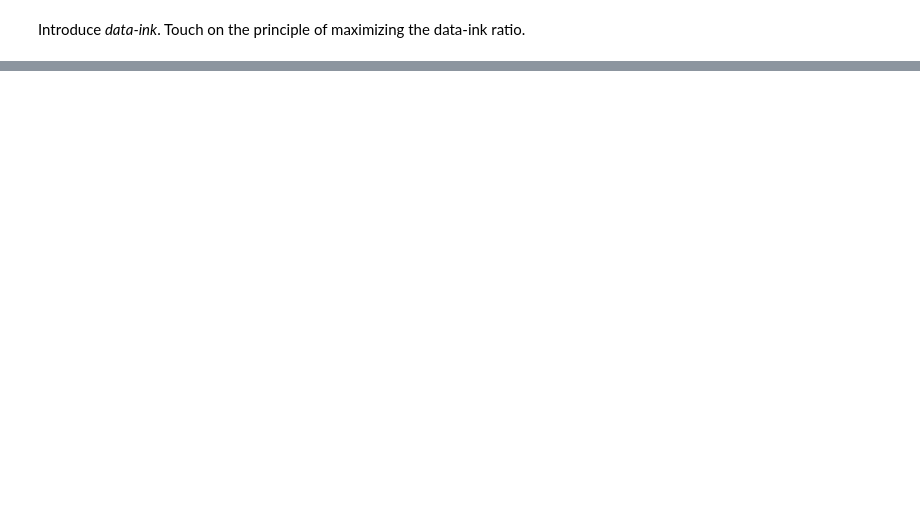
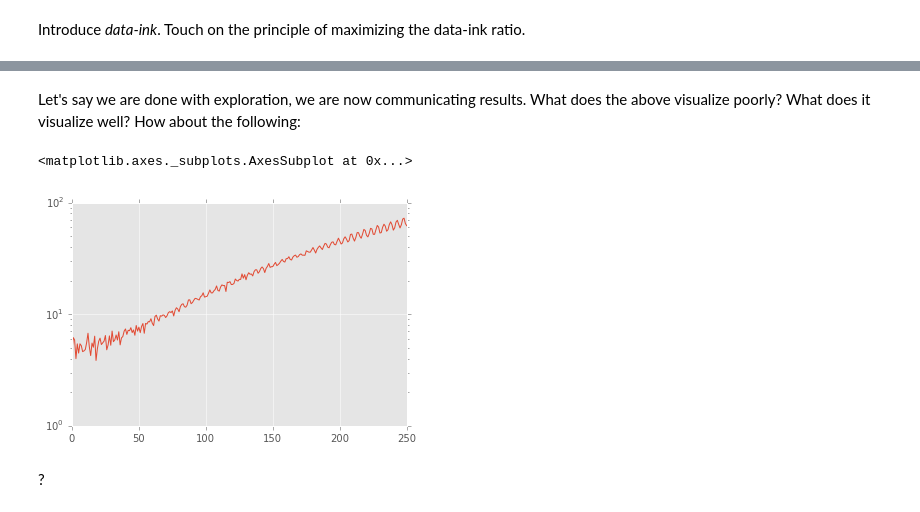
Before and after one commit to mkcor/datavis-tut, a Jupyter notebook: 1D.ipynb, the cells around one changed output, grey strips where cells are left out. Cells and saved outputs as stored; diff of their text form; code cells hidden in the pictures; blank space fills up the shorter version.

```diff
--- a/1D.ipynb
+++ b/1D.ipynb
@@ -37,0 +101,12 @@ Introduce *data-ink*. Touch on the principle of maximizing the data-ink ratio.
+# %% [markdown]
+Let's say we are done with exploration, we are now communicating results.
+What does the above visualize poorly?
+What does it visualize well?
+How about the following:
+# %%
+ts_reverse['variations'].plot(logy=True)
+# %% [output]
+<matplotlib.axes._subplots.AxesSubplot at 0x...>
+[figure, added]
+# %% [markdown]
+?
```
Also changed, not shown: parts of 24 cells of this notebook.
